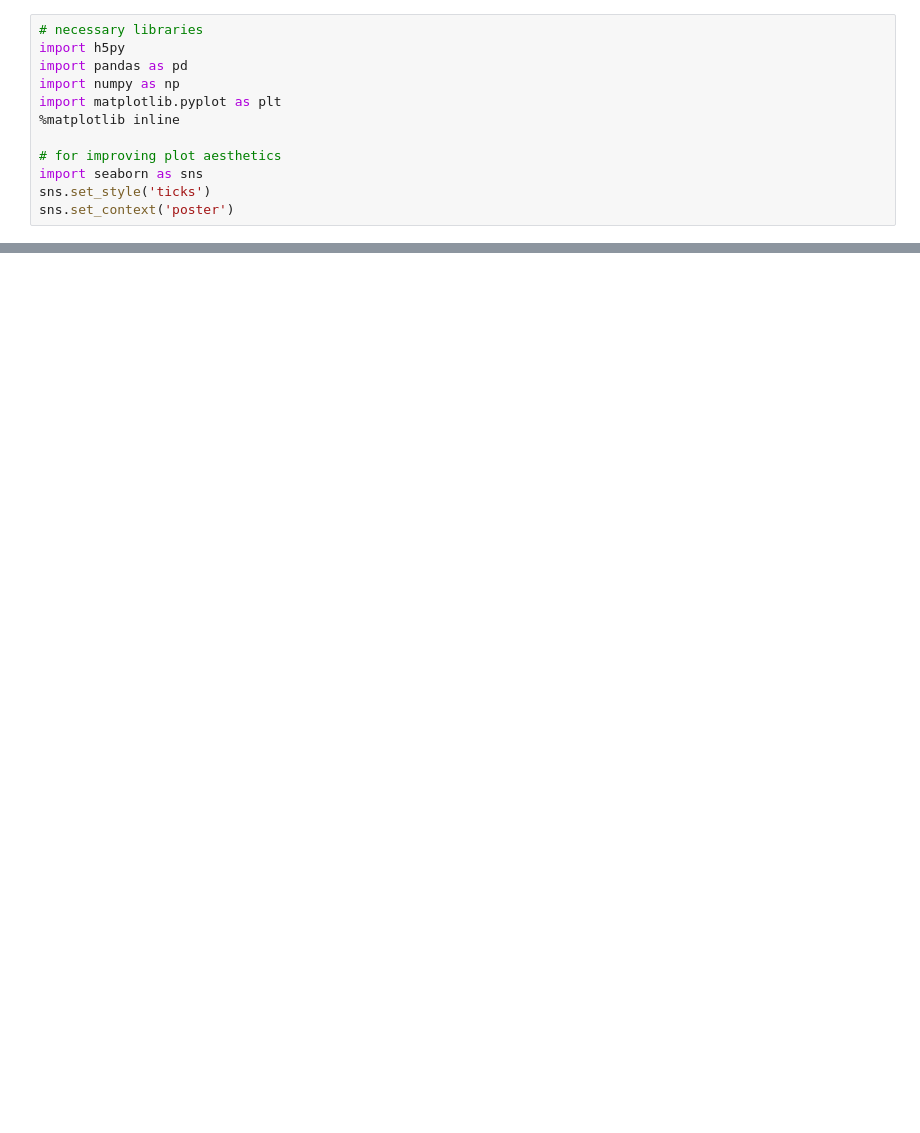
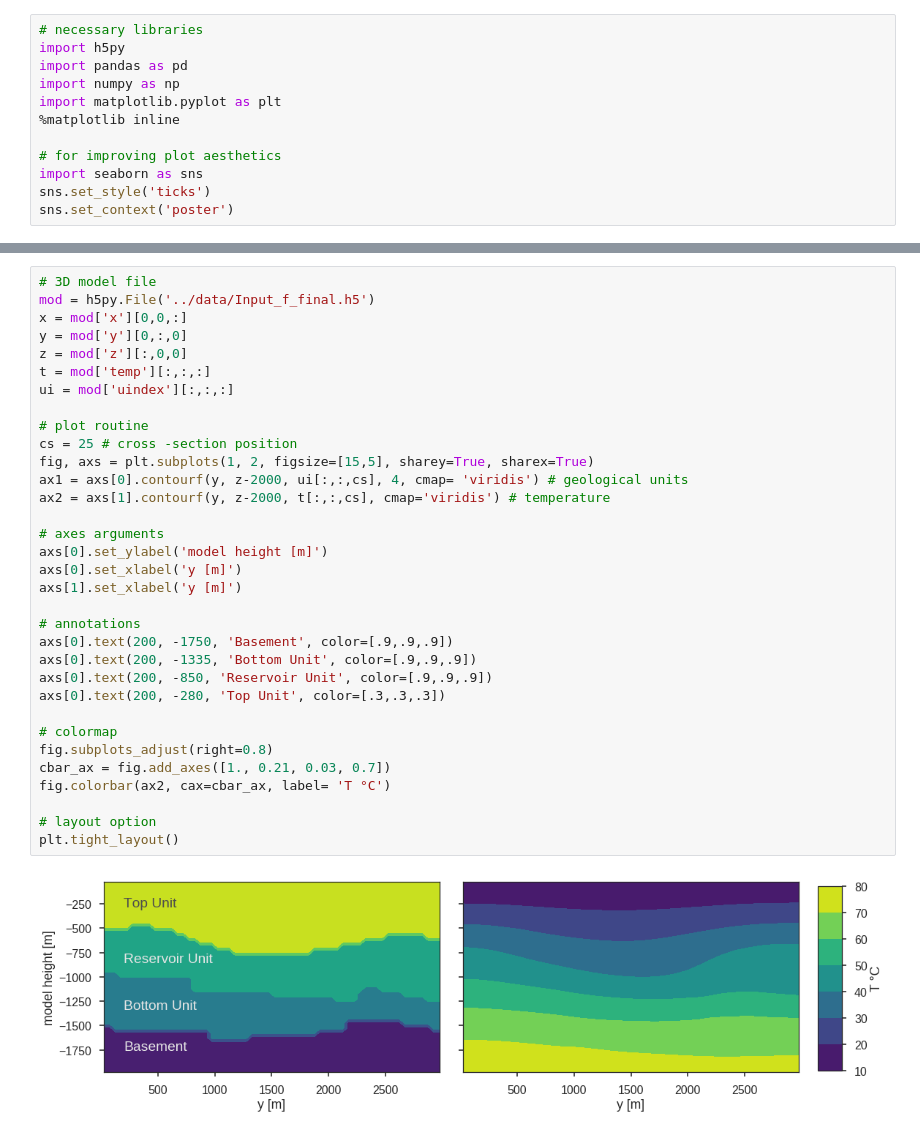
Before and after one commit to Japhiolite/geothermics, a Jupyter notebook: dev/Geothermal_doublets.ipynb, the cells around one changed output, grey strips where cells are left out. Drawn from its saved outputs; the diff is of its cells as text; blank space fills up the shorter version.

Commit message:
work on doublet notebook, adjusted csv data

```diff
--- a/dev/Geothermal_doublets.ipynb
+++ b/dev/Geothermal_doublets.ipynb
@@ -36,0 +38,35 @@ plt.tight_layout()
+# %%
+# 3D model file
+mod = h5py.File('../data/Input_f_final.h5')
+x = mod['x'][0,0,:]
+y = mod['y'][0,:,0]
+z = mod['z'][:,0,0]
+t = mod['temp'][:,:,:]
+ui = mod['uindex'][:,:,:]
+
+# plot routine
+cs = 25 # cross -section position
+fig, axs = plt.subplots(1, 2, figsize=[15,5], sharey=True, sharex=True)
+ax1 = axs[0].contourf(y, z-2000, ui[:,:,cs], 4, cmap= 'viridis') # geological units
+ax2 = axs[1].contourf(y, z-2000, t[:,:,cs], cmap='viridis') # temperature
+
+# axes arguments
+axs[0].set_ylabel('model height [m]')
+axs[0].set_xlabel('y [m]')
+axs[1].set_xlabel('y [m]')
+
+# annotations
+axs[0].text(200, -1750, 'Basement', color=[.9,.9,.9])
+axs[0].text(200, -1335, 'Bottom Unit', color=[.9,.9,.9])
+axs[0].text(200, -850, 'Reservoir Unit', color=[.9,.9,.9])
+axs[0].text(200, -280, 'Top Unit', color=[.3,.3,.3])
+
+# colormap
+fig.subplots_adjust(right=0.8)
+cbar_ax = fig.add_axes([1., 0.21, 0.03, 0.7])
+fig.colorbar(ax2, cax=cbar_ax, label= 'T °C')
+
+# layout option
+plt.tight_layout()
+# %% [output]
+[figure, added]
```
Also changed, not shown: parts of 4 cells of this notebook, 4 other files.
